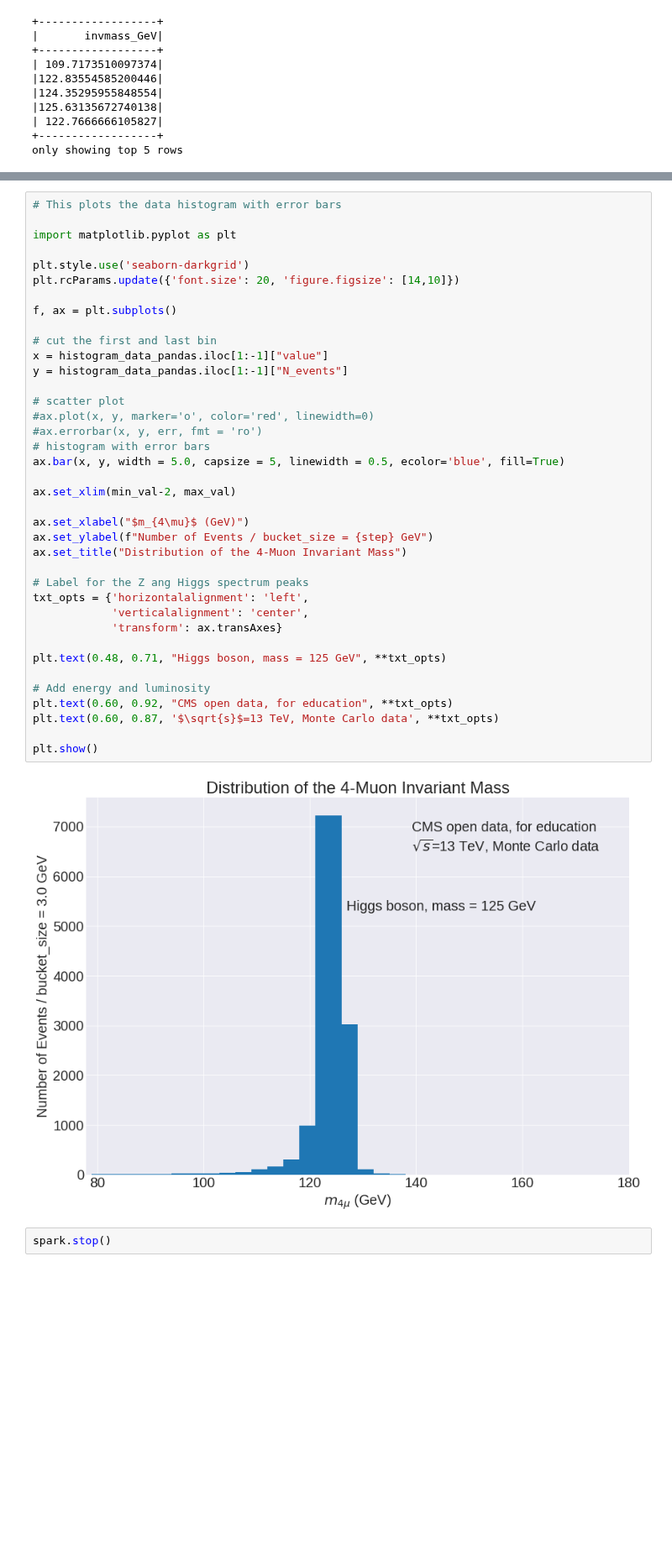
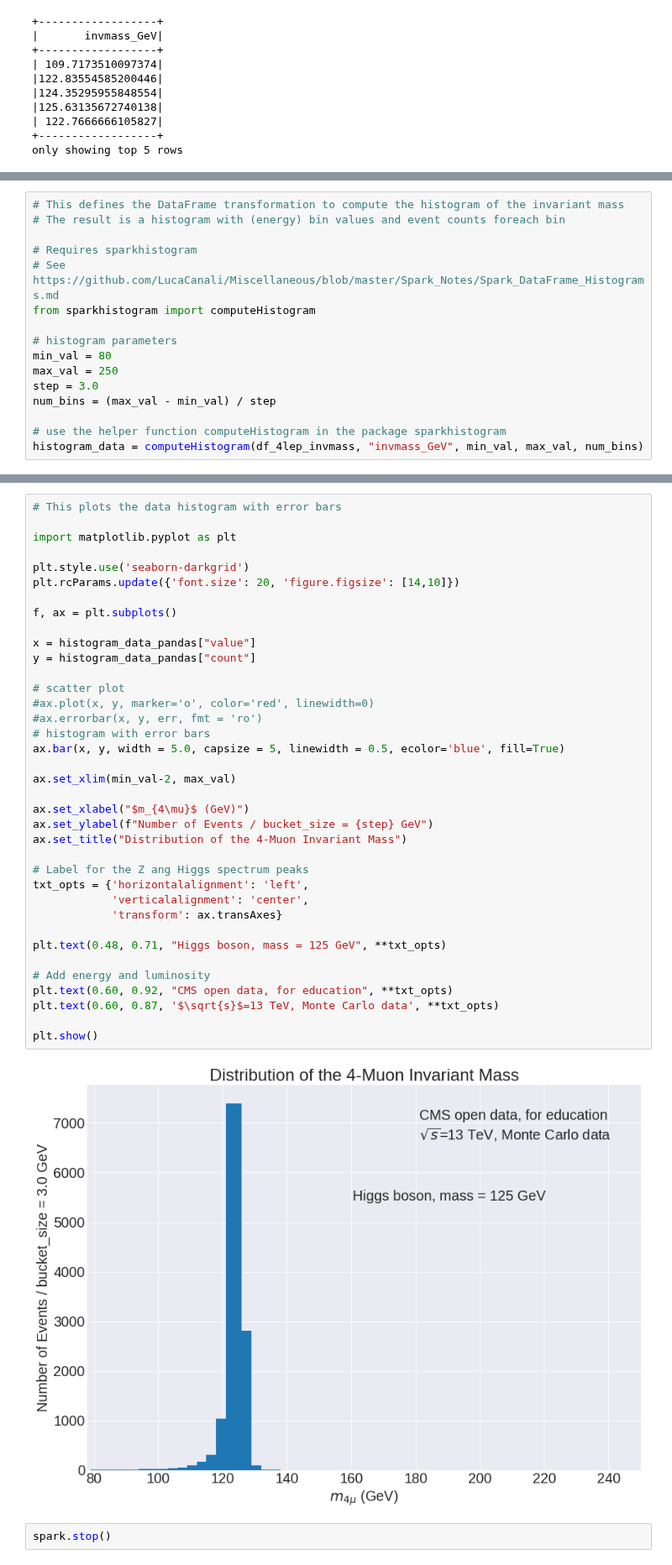
Before and after one commit to LucaCanali/Miscellaneous, a Jupyter notebook: Spark_Physics/CMS_Higgs_opendata/H_ZZ_4l_analysis_basic_monte_carlo_signal.ipynb, the cells around one changed output, grey strips where cells are left out. Shown at 84% size. Saved outputs shown, nothing was run; the diff lists cells and outputs as text; blank space fills up the shorter version.

Commit message:
modified to use sparkhistogram

```diff
--- a/Spark_Physics/CMS_Higgs_opendata/H_ZZ_4l_analysis_basic_monte_carlo_signal.ipynb
+++ b/Spark_Physics/CMS_Higgs_opendata/H_ZZ_4l_analysis_basic_monte_carlo_signal.ipynb
@@ -213,3 +202,19 @@ histogram_data = histogram_data.selectExpr(f"round({min_val} + (bucket - 1/2) *
+# %%
+# This defines the DataFrame transformation to compute the histogram of the invariant mass
+# The result is a histogram with (energy) bin values and event counts foreach bin
+
+# Requires sparkhistogram
+# See https://github.com/LucaCanali/Miscellaneous/blob/master/Spark_Notes/Spark_DataFrame_Histograms.md
+from sparkhistogram import computeHistogram
+
+# histogram parameters
+min_val = 80
+max_val = 250
+step = 3.0
+num_bins = (max_val - min_val) / step
+
+# use the helper function computeHistogram in the package sparkhistogram
+histogram_data = computeHistogram(df_4lep_invmass, "invmass_GeV", min_val, max_val, num_bins)
 # %%
 # The action toPandas() here triggers the computation.
 # Histogram data is fetched into the driver as a Pandas Dataframe.
@@ -228,36 +235,35 @@ plt.style.use('seaborn-darkgrid')
 plt.rcParams.update({'font.size': 20, 'figure.figsize': [14,10]})
 
 f, ax = plt.subplots()
 
-# cut the first and last bin
-x = histogram_data_pandas.iloc[1:-1]["value"]
-y = histogram_data_pandas.iloc[1:-1]["N_events"]
+x = histogram_data_pandas["value"]
+y = histogram_data_pandas["count"]
 
 # scatter plot
 #ax.plot(x, y, marker='o', color='red', linewidth=0)
 #ax.errorbar(x, y, err, fmt = 'ro')
 # histogram with error bars
 ax.bar(x, y, width = 5.0, capsize = 5, linewidth = 0.5, ecolor='blue', fill=True)
 
 ax.set_xlim(min_val-2, max_val)
 
 ax.set_xlabel("$m_{4\mu}$ (GeV)")
 ax.set_ylabel(f"Number of Events / bucket_size = {step} GeV")
 ax.set_title("Distribution of the 4-Muon Invariant Mass")
 
 # Label for the Z ang Higgs spectrum peaks
 txt_opts = {'horizontalalignment': 'left',
             'verticalalignment': 'center',
             'transform': ax.transAxes}
 
 plt.text(0.48, 0.71, "Higgs boson, mass = 125 GeV", **txt_opts)
 
 # Add energy and luminosity
 plt.text(0.60, 0.92, "CMS open data, for education", **txt_opts)
 plt.text(0.60, 0.87, '$\sqrt{s}$=13 TeV, Monte Carlo data', **txt_opts)
 
 plt.show()
 # %% [output]
-[figure, old version]
+[figure, new version]
 # %%
 spark.stop()
```
Also changed, not shown: parts of 9 cells of this notebook.
